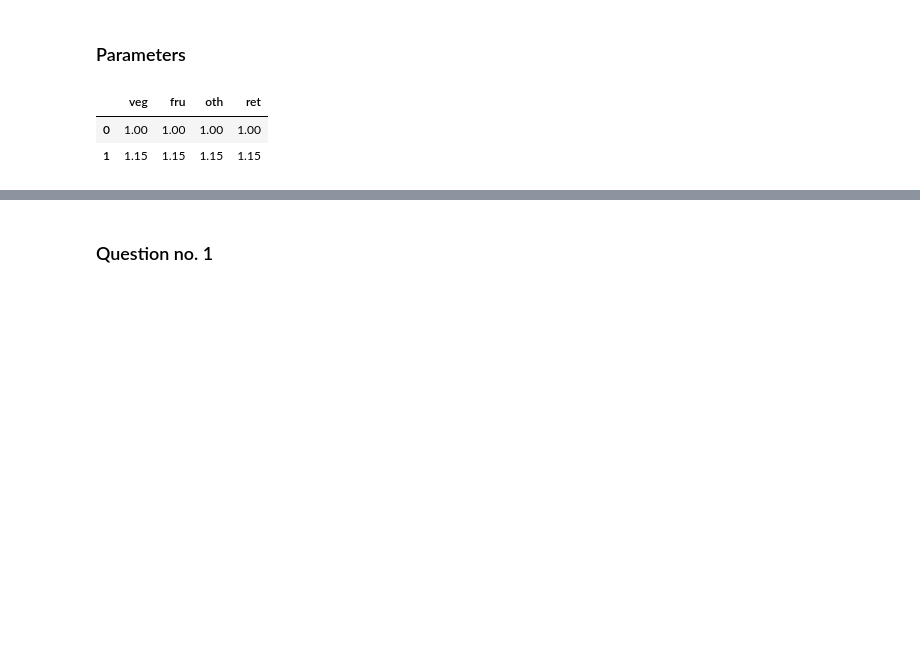
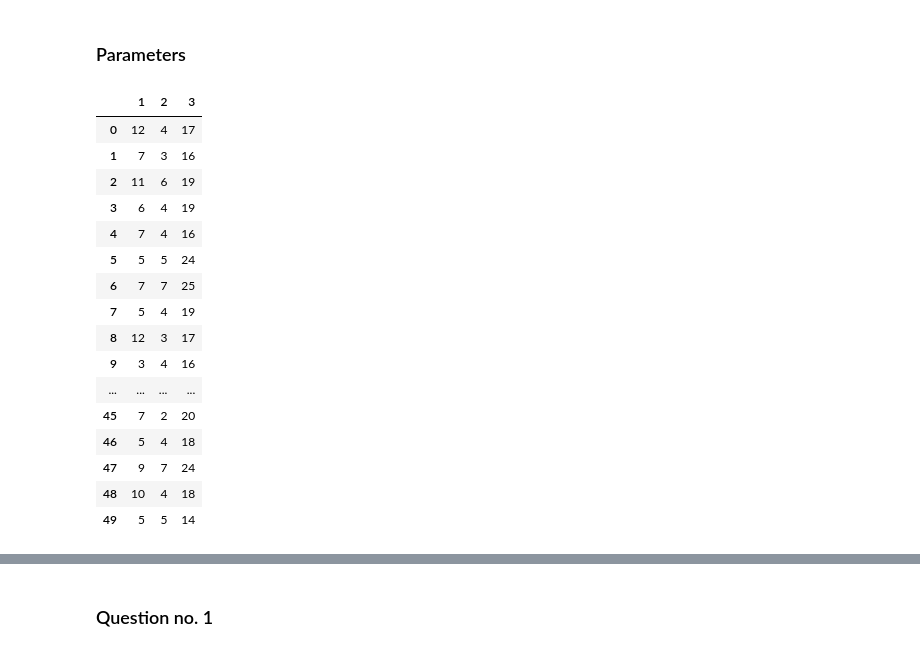
Before and after one commit to daniellepidt/online-supermarket, a Jupyter notebook: 7_אלמוג_דניאל_ניר_שני.ipynb, the cells around one changed output, grey strips where cells are left out. Saved outputs shown, nothing was run; the diff lists cells and outputs as text; code cells hidden in the pictures; blank space fills up the shorter version.

Commit message:
finished first question, need to fix q2

```diff
--- a/7_אלמוג_דניאל_ניר_שני.ipynb
+++ b/7_אלמוג_דניאל_ניר_שני.ipynb
@@ -8,15 +8,3 @@ import numpy as np
 import pandas as pd
 # %% [markdown]
 ### Parameters
-# %%
-J = 50 # Numbers of the orders
-lamb = [7.5, 5.2, 20] # Lambdas for the poission destribution
-m = [0,0,0] # need to calculate
-v = [{"veg":(25/(25+25*m[0]))**1.2, "fru": (25/(25+30*m[1]))**1.1, "oth":25/(25+10*m[2]), "ret": 1.0},
-    {"veg":((25/(25+25*m[0]))**1.2)*1.15, "fru": ((25/(25+30*m[1]))**1.1)*1.15, "oth":(25/(25+10*m[2]))*1.15, "ret": 1.15}]
-v_df = pd.DataFrame(v)
-v_df
-# %% [output]
-|  | veg | fru | oth | ret |
-| 0 | 1.00 | 1.00 | 1.00 | 1.00 |
-| 1 | 1.15 | 1.15 | 1.15 | 1.15 |
@@ -22,0 +13,26 @@ v_df
+# %%
+lamb = [7.5, 5.2, 20] # Lambdas for the poission destribution
+m = {1:[],2:[],3:[]}
+for i in m.keys():
+    for j in range(J):
+        m[i].append(np.random.poisson(lamb[i-1]))
+m_df = pd.DataFrame(m)
+m_df
+# %% [output]
+|  | 1 | 2 | 3 |
+| 0 | 12 | 4 | 17 |
+| 1 | 7 | 3 | 16 |
+| 2 | 11 | 6 | 19 |
+| 3 | 6 | 4 | 19 |
+| 4 | 7 | 4 | 16 |
+| 5 | 5 | 5 | 24 |
+| 6 | 7 | 7 | 25 |
+| 7 | 5 | 4 | 19 |
+| 8 | 12 | 3 | 17 |
+| 9 | 3 | 4 | 16 |
+| ... | ... | ... | ... |
+| 45 | 7 | 2 | 20 |
+| 46 | 5 | 4 | 18 |
+| 47 | 9 | 7 | 24 |
+| 48 | 10 | 4 | 18 |
+| 49 | 5 | 5 | 14 |
```
Also changed, not shown: parts of 10 cells of this notebook.
